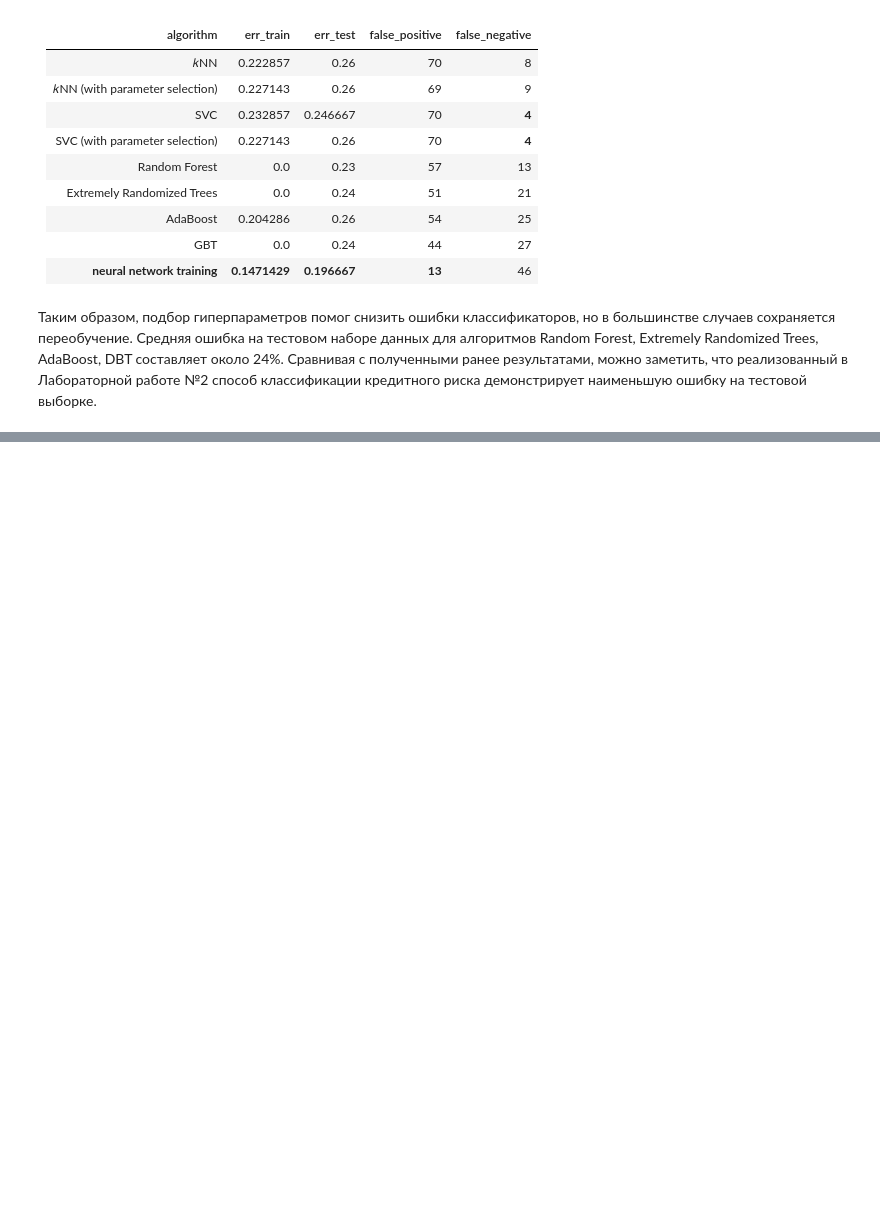
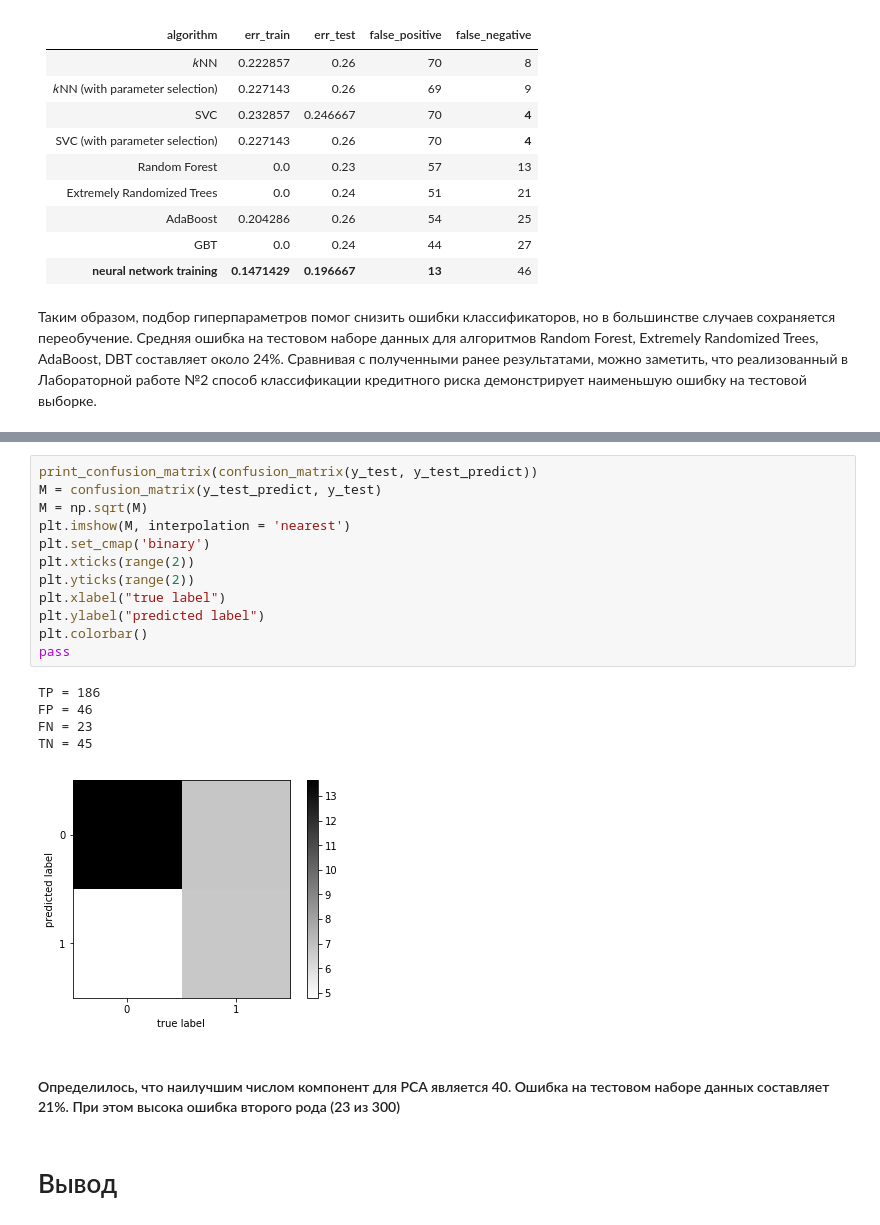
Before and after one commit to SokolovaNastya/MachineLearning, a Jupyter notebook: lab1/Lab1_GermanCreditData.ipynb, the cells around one changed output, grey strips where cells are left out. Saved outputs shown, nothing was run; the diff lists cells and outputs as text; blank space fills up the shorter version.

```diff
--- a/lab1/Lab1_GermanCreditData.ipynb
+++ b/lab1/Lab1_GermanCreditData.ipynb
@@ -1495,0 +1563,22 @@ Features ranking:
+# %%
+print_confusion_matrix(confusion_matrix(y_test, y_test_predict))
+M = confusion_matrix(y_test_predict, y_test)
+M = np.sqrt(M)
+plt.imshow(M, interpolation = 'nearest')
+plt.set_cmap('binary')
+plt.xticks(range(2))
+plt.yticks(range(2))
+plt.xlabel("true label")
+plt.ylabel("predicted label")
+plt.colorbar()
+pass
+# %% [output]
+TP = 186
+FP = 46
+FN = 23
+TN = 45
+[figure, added]
+# %% [markdown]
+#### Определилось, что наилучшим числом компонент для PCA является 40. Ошибка на тестовом наборе данных составляет 21%. При этом высока ошибка второго рода (23 из 300)
+# %% [markdown]
+# Вывод
```
Also changed, not shown: parts of 13 cells of this notebook.
